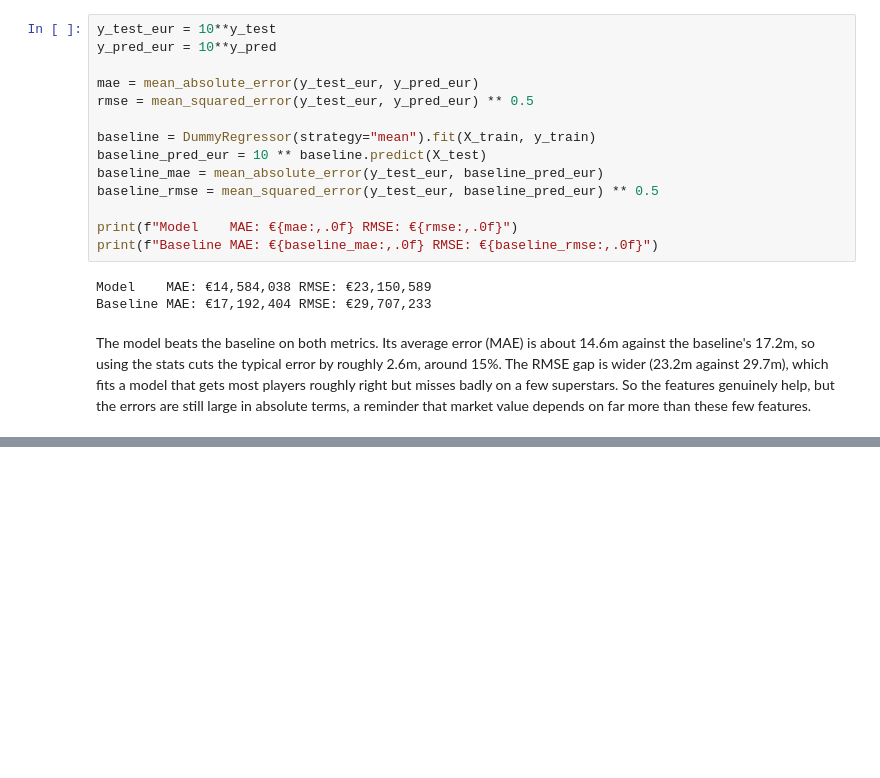
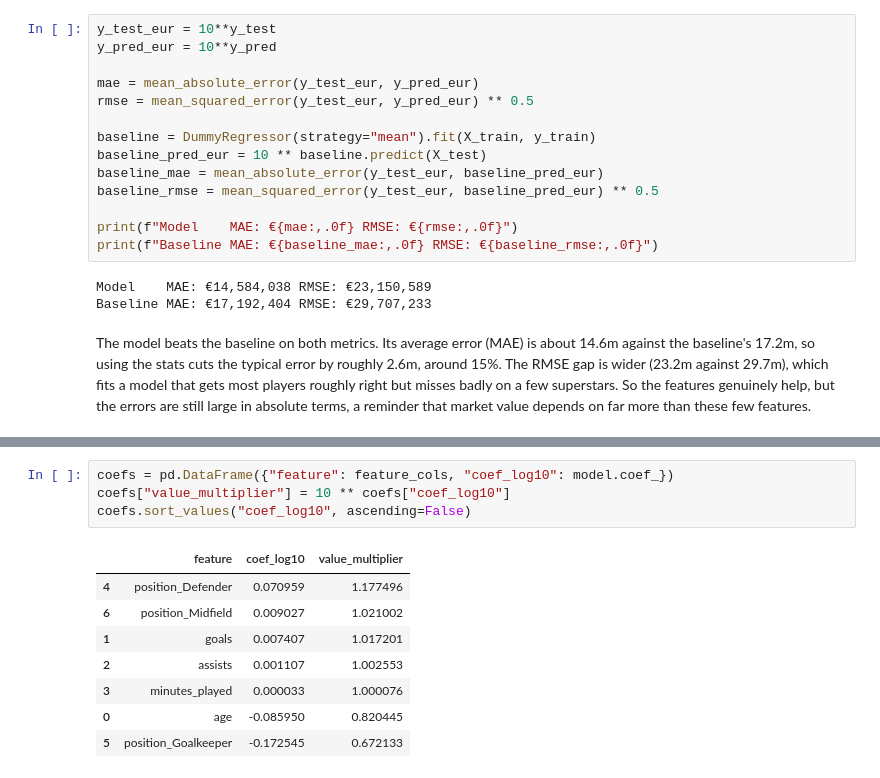
Before and after one commit to konstantinosioan/pl-transfer-value-predictor, a Jupyter notebook: notebook.ipynb, the cells around one changed output, grey strips where cells are left out. Drawn from its saved outputs; the diff is of its cells as text; blank space fills up the shorter version.

```diff
--- a/notebook.ipynb
+++ b/notebook.ipynb
@@ -287,0 +290,13 @@ The model beats the baseline on both metrics. Its average error (MAE) is about 1
+# %%
+coefs = pd.DataFrame({"feature": feature_cols, "coef_log10": model.coef_})
+coefs["value_multiplier"] = 10 ** coefs["coef_log10"]
+coefs.sort_values("coef_log10", ascending=False)
+# %% [output]
+|  | feature | coef_log10 | value_multiplier |
+| 4 | position_Defender | 0.070959 | 1.177496 |
+| 6 | position_Midfield | 0.009027 | 1.021002 |
+| 1 | goals | 0.007407 | 1.017201 |
+| 2 | assists | 0.001107 | 1.002553 |
+| 3 | minutes_played | 0.000033 | 1.000076 |
+| 0 | age | -0.085950 | 0.820445 |
+| 5 | position_Goalkeeper | -0.172545 | 0.672133 |
```
Also changed, not shown: parts of 3 cells of this notebook.
